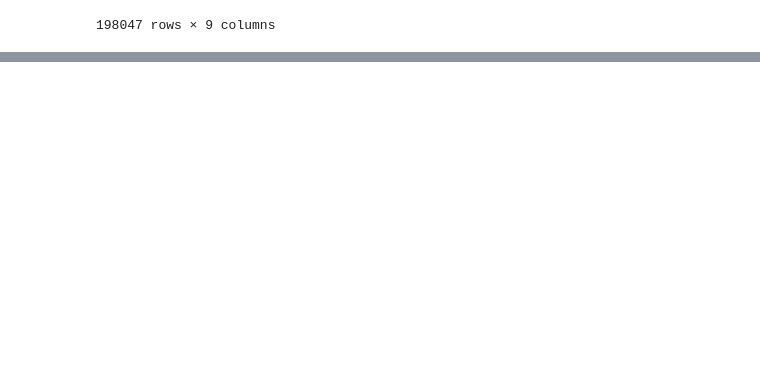
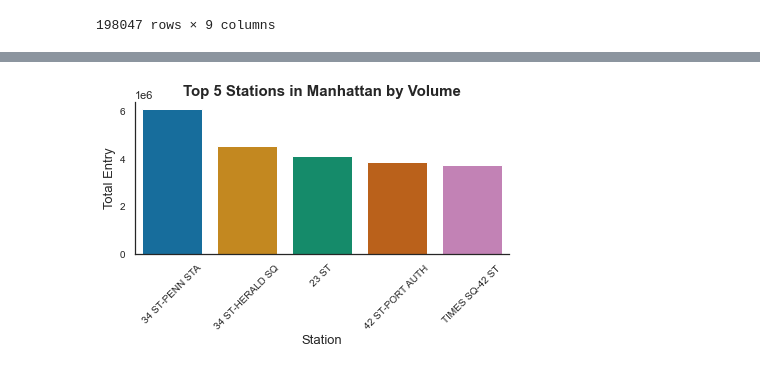
Before and after one commit to Dyllanjrusher/Maximizing_Gala_Attendance, a Jupyter notebook: project_1_MTA.ipynb, the cells around one changed output, grey strips where cells are left out. Cells and saved outputs as stored; diff of their text form; code cells hidden in the pictures; blank space fills up the shorter version.

```diff
--- a/project_1_MTA.ipynb
+++ b/project_1_MTA.ipynb
@@ -526,0 +583,18 @@ df
+# %%
+riders_perstation = stations.groupby(['STATION']).DAILY_ENTRIES.sum()
+sorted_riders_perstation = riders_perstation.sort_values(ascending=False)
+# %%
+#bar plot data for top 5 stations in Manhattan
+manha_top_totals = sorted_riders_perstation.head(5)
+man = manha_top_totals.reset_index()
+ax = sns.barplot(x="STATION", y="DAILY_ENTRIES", data=man)
+
+plt.xticks(fontsize=10, rotation=45)
+plt.yticks(fontsize=10)
+plt.xlabel('Station', fontsize=13)
+plt.ylabel('Total Entry', fontsize=13)
+plt.title('Top 5 Stations in Manhattan by Volume', fontsize=15, weight='bold')
+sns.despine()
+plt.tight_layout()
+# %% [output]
+[figure, added]
```
Also changed, not shown: parts of 8 cells of this notebook, 1 other file.
